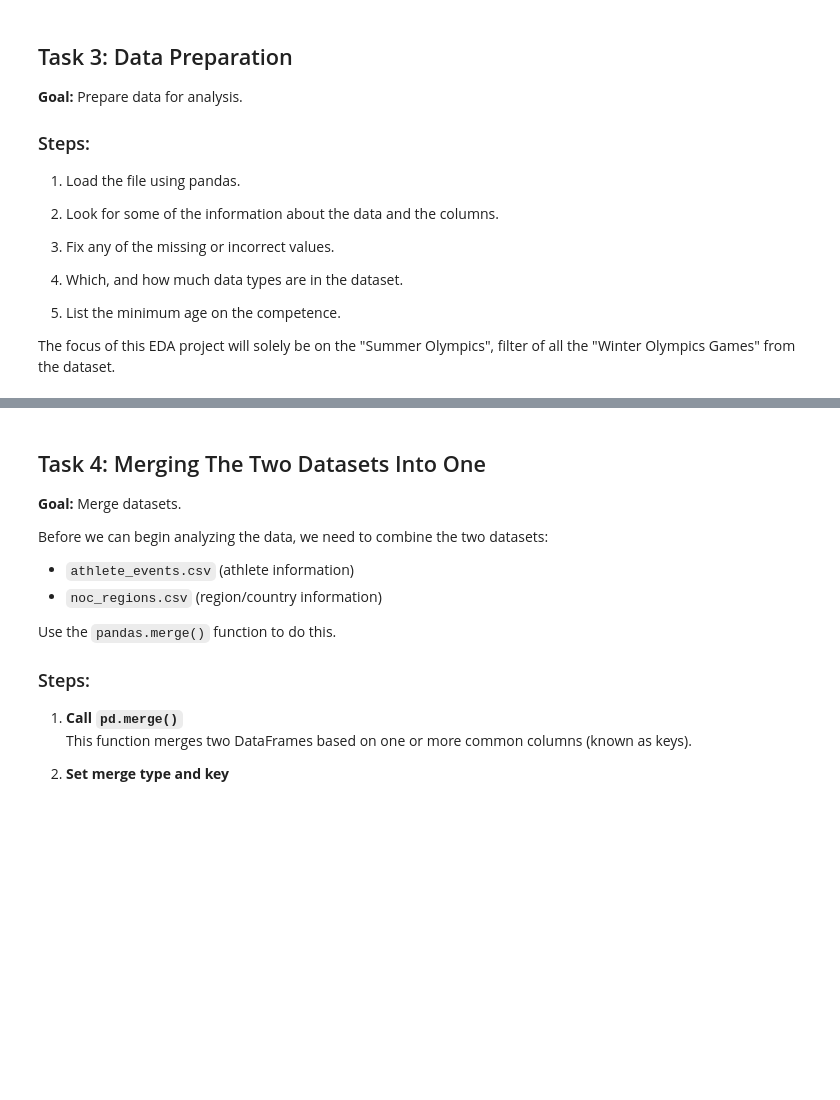
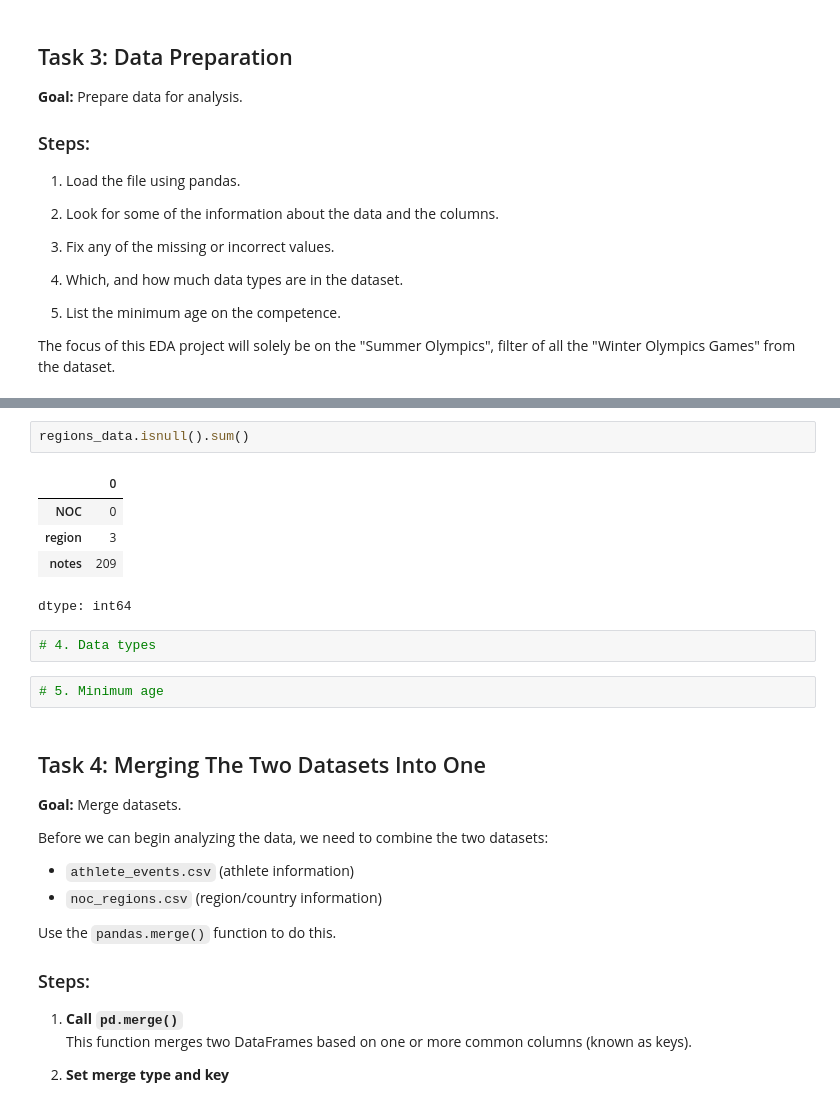
Before and after one commit to Mariannly/EPIC_5, a Jupyter notebook: Dorothy_Coding_Challenge/Stage_1/stage1.ipynb, the cells around one changed output, grey strips where cells are left out. Saved outputs shown, nothing was run; the diff lists cells and outputs as text; blank space fills up the shorter version.

```diff
--- a/Dorothy_Coding_Challenge/Stage_1/stage1.ipynb
+++ b/Dorothy_Coding_Challenge/Stage_1/stage1.ipynb
@@ -175,3 +256,15 @@ regions_data = pd.read_csv(regions_data_filename)
+# %%
+regions_data.isnull().sum()
+# %% [output]
+|  | 0 |
+| NOC | 0 |
+| region | 3 |
+| notes | 209 |
+dtype: int64
+# %%
+# 4. Data types
+# %%
+# 5. Minimum age
 # %% [markdown]
 ## Task 4: Merging The Two Datasets Into One
 
```
Also changed, not shown: parts of 7 cells of this notebook.
